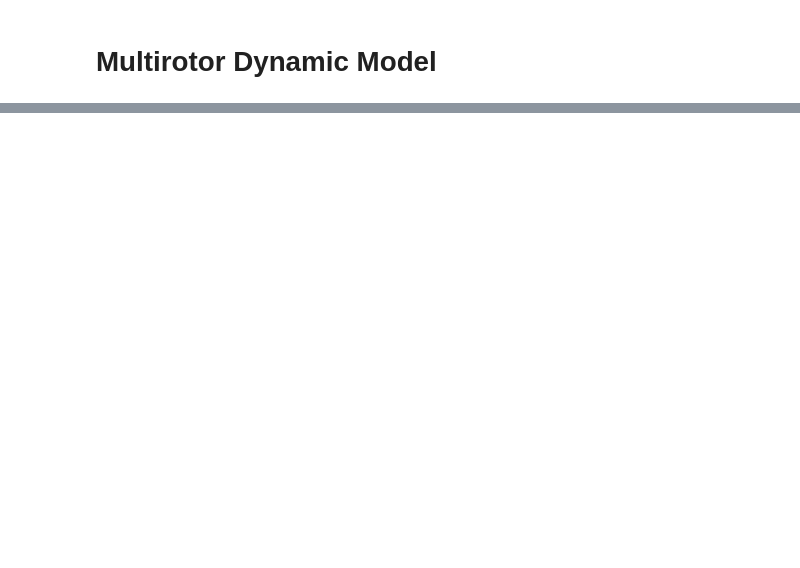
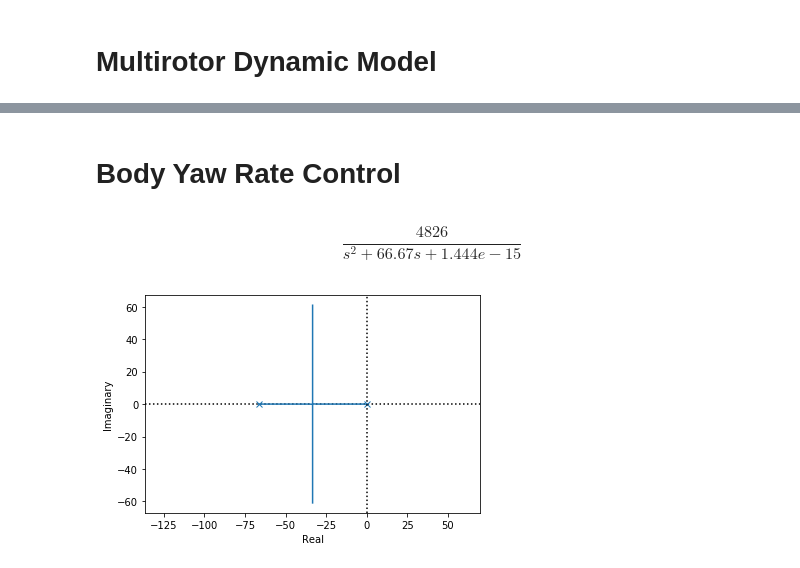
Before and after one commit to jgoppert/aae497-f19, a Jupyter notebook: lectures/10-Multirotor.ipynb, the cells around one changed output, grey strips where cells are left out. Cells and saved outputs as stored; diff of their text form; code cells hidden in the pictures; blank space fills up the shorter version.

```diff
--- a/lectures/10-Multirotor.ipynb
+++ b/lectures/10-Multirotor.ipynb
@@ -63,0 +197,10 @@ def SO3_adjoint(V):
+# %% [markdown]
+# Body Yaw Rate Control
+# %%
+G_yaw_rate = control.ss2tf(sys[y_id['R'], u_id['u_yaw']])
+control.rlocus(G_yaw_rate, kvect=np.linspace(0, 1, 1000));
+plt.axis('equal')
+G_yaw_rate
+# %% [output]
+$$\frac{4826}{s^2 + 66.67 s + 1.444e-15}$$
+[figure, added]
```
Also changed, not shown: parts of 21 cells of this notebook, 2 other files.
